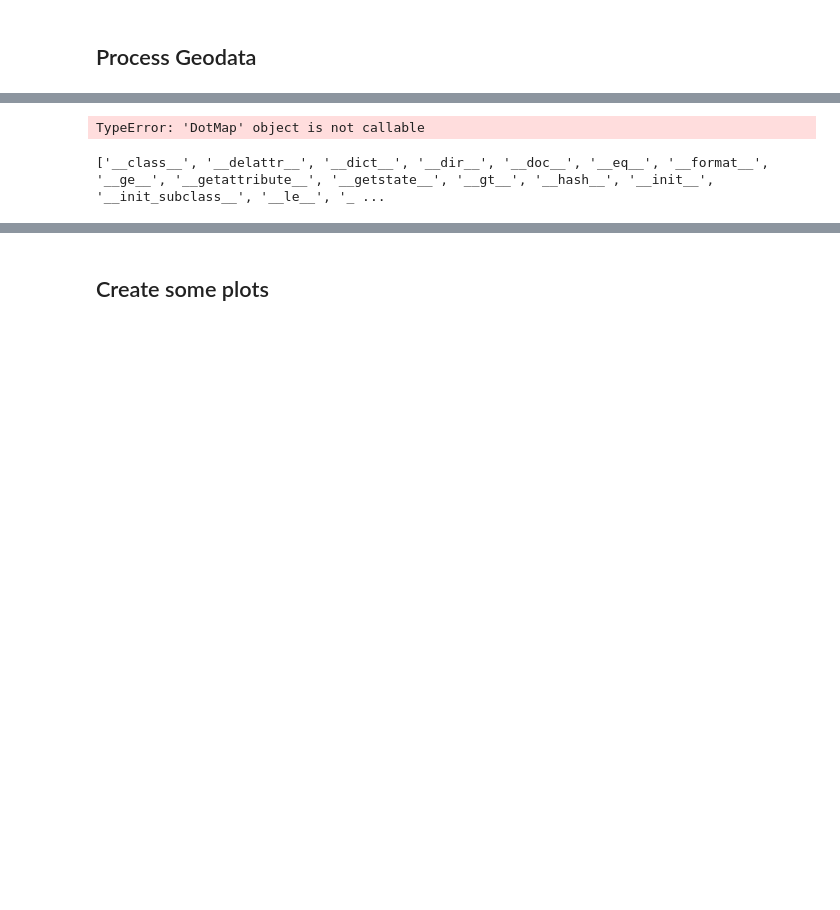
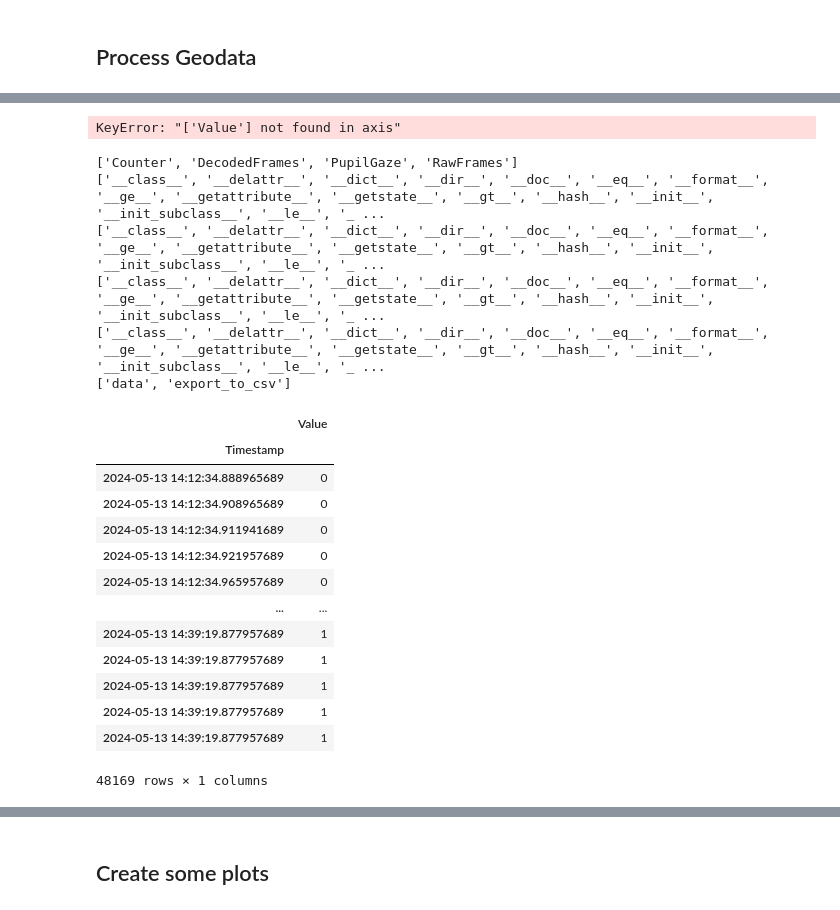
Before and after one commit to JoaoAmaro2001/notebooks, a Jupyter notebook: src/ingestion/do_process.ipynb, the cells around one changed output, grey strips where cells are left out. Cells and saved outputs as stored; diff of their text form; code cells hidden in the pictures; blank space fills up the shorter version.

Commit message:
for synching purposes, nothing important added

```diff
--- a/src/ingestion/do_process.ipynb
+++ b/src/ingestion/do_process.ipynb
@@ -599,27 +595,79 @@ Done.
-# %%
-from utils import *
-import utils.for_eye_tracker as et
-
-
-
-csv_outdir = os.path.join(sourcedata, 'supp', 'gaze', f'sub-{participant_folder}', f'ses-{session_name}')
-
-et.export_gaze_to_csv(dataset, csv_outdir)
-print(f'Successfully saved data for {participant_folder}-{session_name}!')
-# %% [output]
-TypeError: 'DotMap' object is not callable
+# %%
+from utils import *
+from utils.for_eye_tracker import build_eye_tracker_table, export_eye_tracker_table
+
+csv_outdir = os.path.join(sourcedata, 'supp', 'gaze', f'sub-{participant_folder}', f'ses-{session_name}')
+
+try:
+    table = build_eye_tracker_table(dataset, include_raw_frames=False, tolerance_ms=100)
+    print("Merged eye tracker table shape:", table.shape)
+    display(table.head())
+
+    export_eye_tracker_table(
+        dataset,
+        outdir=csv_outdir,
+        filename="eye_tracker_table.csv",
+        include_raw_frames=False,
+        tolerance_ms=100,
+    )
+    print(f"Saved merged eye tracker table to {os.path.join(csv_outdir, 'eye_tracker_table.csv')}")
+except Exception as e:
+    print("Failed to build or export eye tracker table:", e)
+    raise
+# %% [output]
+KeyError: "['Value'] not found in axis"
 # %%
+print(dir(dataset.streams.PupilLabs))
+print(dir(dataset.streams.PupilLabs.RawFrames))
 print(dir(dataset.streams.PupilLabs.PupilGaze))
-dataset.streams.PupilLabs.PupilGaze.export_to_csv("./hello.csv")
+print(dir(dataset.streams.PupilLabs.Counter.Audio))
+print(dir(dataset.streams.PupilLabs.Counter.IMU))
+print(dir(dataset.streams.PupilLabs.Counter.DecodedFrames))
+
+
+
+dataset.streams.PupilLabs.PupilGaze.export_to_csv("./gaze.csv")
+dataset.streams.PupilLabs.RawFrames.export_to_csv("./raw_frames.csv")
+dataset.streams.PupilLabs.DecodedFrames.export_to_csv("./decoded.csv")
+
+dataset.streams.PupilLabs.DecodedFrames.data
+
+# it is clear that gaze.csv contains many more rows than the raw_frames.csv
+
+
+
+# dataset.streams.PupilLabs.Counter.Audio.export_to_csv(".")
+# dataset.streams.PupilLabs.Counter.IMU.export_to_csv(".")
+
+
 # dataset.streams.PupilLabs.DecodedFrames.data
 #gaze_timestamps.reset_index(inplace = T1rue)
 # gaze_data = dataset.streams.PupilLabs.PupilGaze.data
 # gaze = gaze_timestamps.join(gaze_data, on='Value')
 # gaze = gaze.drop('Value', axis=1)
 # video_frames = dataset.streams.PupilLabs.Counter.DecodedFrames.data
 # video_frames = video_frames[video_frames.Value !=0]
 # #eyetracking_correlation = pd.merge_asof(data, space_time, left_index=True, right_index=True)
 # gaze_coorelation = pd.merge_asof(video_frames, gaze, left_index=True, right_index=True)
 # gaze_coorelation.to_csv(os.path.join(outdir,'gaze.csv'))
 # %% [output]
+['Counter', 'DecodedFrames', 'PupilGaze', 'RawFrames']
 ['__class__', '__delattr__', '__dict__', '__dir__', '__doc__', '__eq__', '__format__', '__ge__', '__getattribute__', '__getstate__', '__gt__', '__hash__', '__init__', '__init_subclass__', '__le__', '_ ...
+['__class__', '__delattr__', '__dict__', '__dir__', '__doc__', '__eq__', '__format__', '__ge__', '__getattribute__', '__getstate__', '__gt__', '__hash__', '__init__', '__init_subclass__', '__le__', '_ ...
+['__class__', '__delattr__', '__dict__', '__dir__', '__doc__', '__eq__', '__format__', '__ge__', '__getattribute__', '__getstate__', '__gt__', '__hash__', '__init__', '__init_subclass__', '__le__', '_ ...
+['__class__', '__delattr__', '__dict__', '__dir__', '__doc__', '__eq__', '__format__', '__ge__', '__getattribute__', '__getstate__', '__gt__', '__hash__', '__init__', '__init_subclass__', '__le__', '_ ...
+['data', 'export_to_csv']
+|  | Value |
+| Timestamp |  |
+| 2024-05-13 14:12:34.888965689 | 0 |
+| 2024-05-13 14:12:34.908965689 | 0 |
+| 2024-05-13 14:12:34.911941689 | 0 |
+| 2024-05-13 14:12:34.921957689 | 0 |
+| 2024-05-13 14:12:34.965957689 | 0 |
+| ... | ... |
+| 2024-05-13 14:39:19.877957689 | 1 |
+| 2024-05-13 14:39:19.877957689 | 1 |
+| 2024-05-13 14:39:19.877957689 | 1 |
+| 2024-05-13 14:39:19.877957689 | 1 |
+| 2024-05-13 14:39:19.877957689 | 1 |
+48169 rows × 1 columns
```
Also changed, not shown: parts of 4 cells of this notebook, 1 other file.
